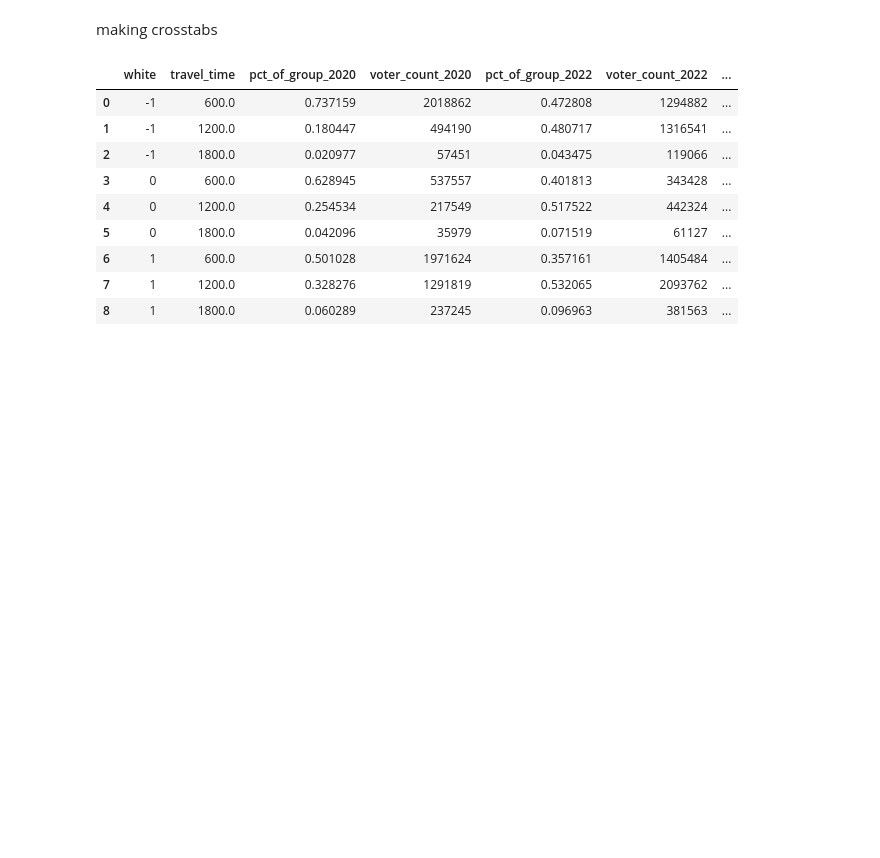
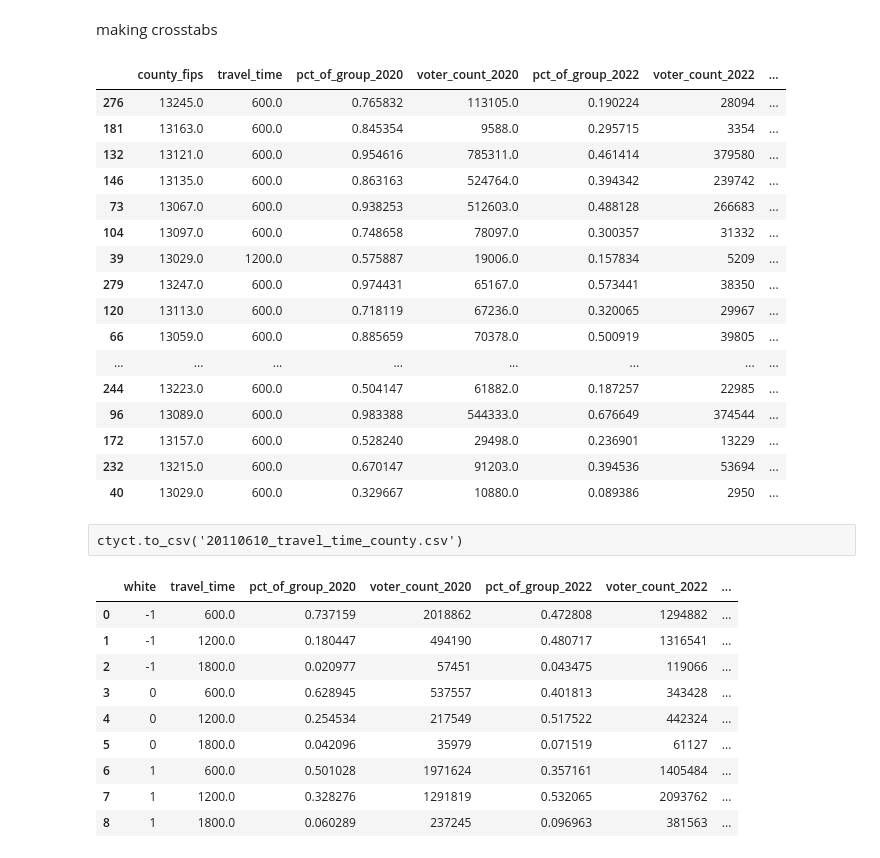
Before and after one commit to NPR-investigations/SB_202_analysis, a Jupyter notebook: 20220603_SB_202_demographic_location_analysis-Copy1.ipynb, the cells around one changed output. Cells and saved outputs as stored; diff of their text form; code cells hidden in the pictures; blank space fills up the shorter version.

```diff
--- a/20220603_SB_202_demographic_location_analysis-Copy1.ipynb
+++ b/20220603_SB_202_demographic_location_analysis-Copy1.ipynb
@@ -118,6 +134,30 @@ def crosstab_traveltime(var_list):
     crosstabmerge = pd.merge(crosstab2020merge, crosstab2022merge, on = mergevarlist, how = 'outer')
     crosstabmerge['pct_diff'] = crosstabmerge.pct_of_group_2020 - crosstabmerge.pct_of_group_2022
     return crosstabmerge
+# %%
+ctyct = crosstab_traveltime(['county_fips'])
+# %%
+ctyct.sort_values('pct_diff', ascending = False).head(20)
+# %% [output]
+|  | county_fips | travel_time | pct_of_group_2020 | voter_count_2020 | pct_of_group_2022 | voter_count_2022 | ... |
+| 276 | 13245.0 | 600.0 | 0.765832 | 113105.0 | 0.190224 | 28094 | ... |
+| 181 | 13163.0 | 600.0 | 0.845354 | 9588.0 | 0.295715 | 3354 | ... |
+| 132 | 13121.0 | 600.0 | 0.954616 | 785311.0 | 0.461414 | 379580 | ... |
+| 146 | 13135.0 | 600.0 | 0.863163 | 524764.0 | 0.394342 | 239742 | ... |
+| 73 | 13067.0 | 600.0 | 0.938253 | 512603.0 | 0.488128 | 266683 | ... |
+| 104 | 13097.0 | 600.0 | 0.748658 | 78097.0 | 0.300357 | 31332 | ... |
+| 39 | 13029.0 | 1200.0 | 0.575887 | 19006.0 | 0.157834 | 5209 | ... |
+| 279 | 13247.0 | 600.0 | 0.974431 | 65167.0 | 0.573441 | 38350 | ... |
+| 120 | 13113.0 | 600.0 | 0.718119 | 67236.0 | 0.320065 | 29967 | ... |
+| 66 | 13059.0 | 600.0 | 0.885659 | 70378.0 | 0.500919 | 39805 | ... |
+| ... | ... | ... | ... | ... | ... | ... | ... |
+| 244 | 13223.0 | 600.0 | 0.504147 | 61882.0 | 0.187257 | 22985 | ... |
+| 96 | 13089.0 | 600.0 | 0.983388 | 544333.0 | 0.676649 | 374544 | ... |
+| 172 | 13157.0 | 600.0 | 0.528240 | 29498.0 | 0.236901 | 13229 | ... |
+| 232 | 13215.0 | 600.0 | 0.670147 | 91203.0 | 0.394536 | 53694 | ... |
+| 40 | 13029.0 | 600.0 | 0.329667 | 10880.0 | 0.089386 | 2950 | ... |
+# %% [raw]
+ctyct.to_csv('20110610_travel_time_county.csv')
 # %%
 whitenonwhite = crosstab_traveltime(['white'])
 # %%
```
Also changed, not shown: parts of 70 cells of this notebook.
